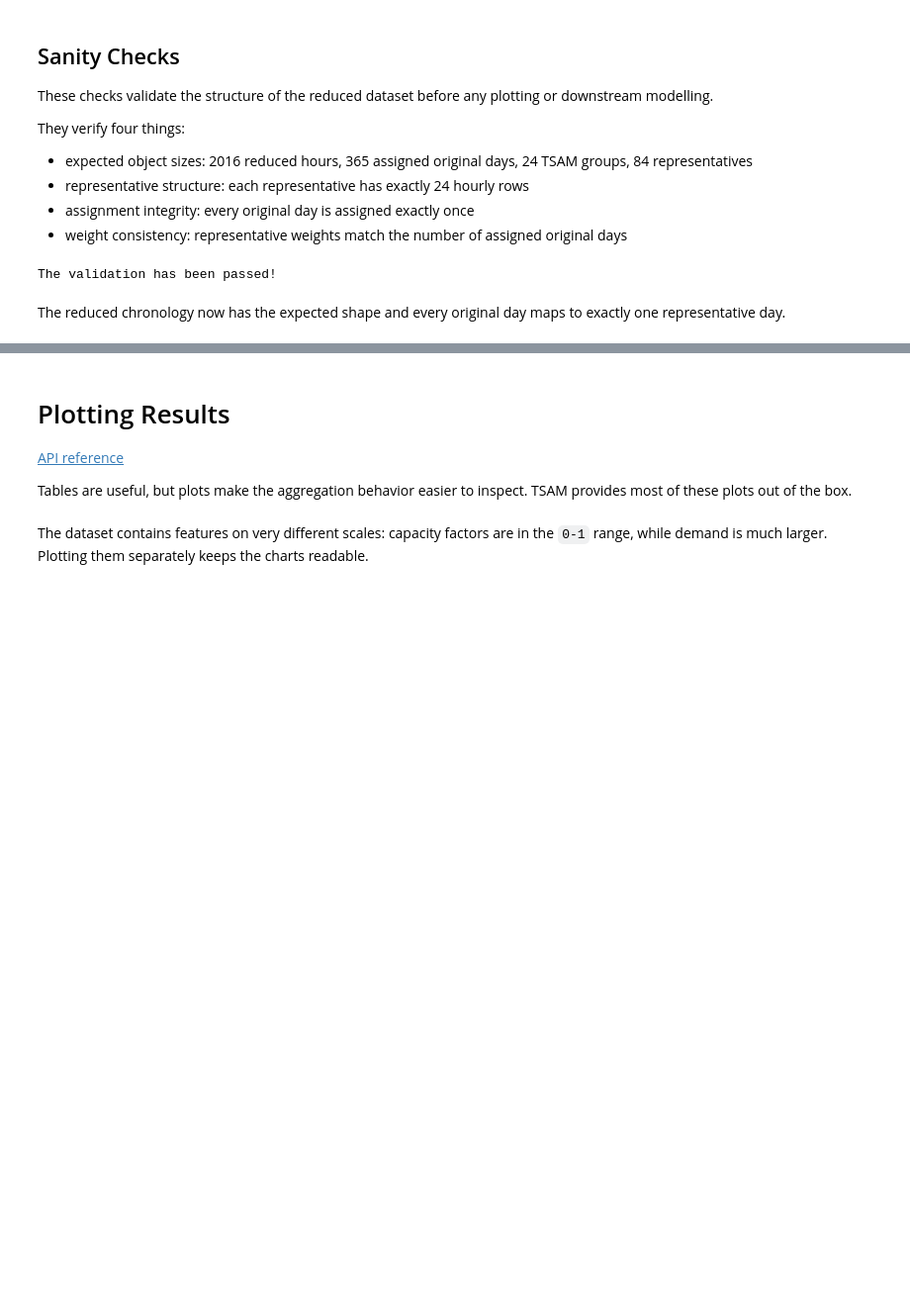
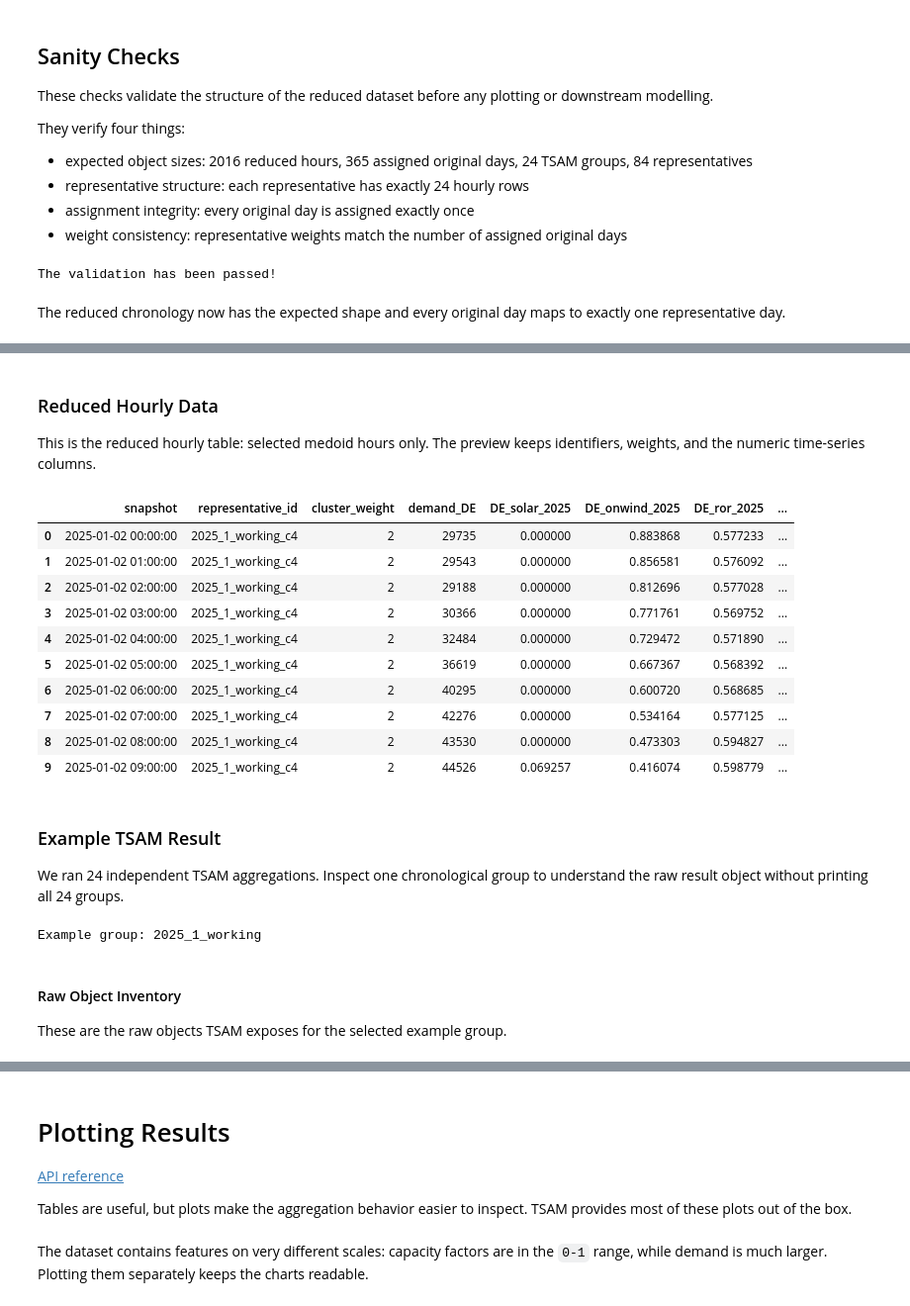
Before and after one commit to komaksym/tsam-notebook-workflows, a Jupyter notebook: src/approach_1.ipynb, the cells around one changed output, grey strips where cells are left out. Shown at 99% size. Cells and saved outputs as stored; diff of their text form; code cells hidden in the pictures; blank space fills up the shorter version.

Commit message:
refactor: AI-refactor TSAM aggregation outputs section

```diff
--- a/src/approach_1.ipynb
+++ b/src/approach_1.ipynb
@@ -1031,0 +879,41 @@ extreme_value_comparison
+# %% [markdown]
+### Reduced Hourly Data
+This is the reduced hourly table: selected medoid hours only. The preview keeps identifiers, weights, and the numeric time-series columns.
+# %%
+reduced_hourly_preview = reduced_hourly_df.reset_index()
+reduced_hourly_preview_columns: Final[list[str]] = [
+    "snapshot",
+    "representative_id",
+    "cluster_weight",
+    *FEATURE_COLUMNS,
+]
+
+reduced_hourly_preview.loc[:, reduced_hourly_preview_columns].head(10)
+# %% [output]
+|  | snapshot | representative_id | cluster_weight | demand_DE | DE_solar_2025 | DE_onwind_2025 | DE_ror_2025 | ... |
+| 0 | 2025-01-02 00:00:00 | 2025_1_working_c4 | 2 | 29735 | 0.000000 | 0.883868 | 0.577233 | ... |
+| 1 | 2025-01-02 01:00:00 | 2025_1_working_c4 | 2 | 29543 | 0.000000 | 0.856581 | 0.576092 | ... |
+| 2 | 2025-01-02 02:00:00 | 2025_1_working_c4 | 2 | 29188 | 0.000000 | 0.812696 | 0.577028 | ... |
+| 3 | 2025-01-02 03:00:00 | 2025_1_working_c4 | 2 | 30366 | 0.000000 | 0.771761 | 0.569752 | ... |
+| 4 | 2025-01-02 04:00:00 | 2025_1_working_c4 | 2 | 32484 | 0.000000 | 0.729472 | 0.571890 | ... |
+| 5 | 2025-01-02 05:00:00 | 2025_1_working_c4 | 2 | 36619 | 0.000000 | 0.667367 | 0.568392 | ... |
+| 6 | 2025-01-02 06:00:00 | 2025_1_working_c4 | 2 | 40295 | 0.000000 | 0.600720 | 0.568685 | ... |
+| 7 | 2025-01-02 07:00:00 | 2025_1_working_c4 | 2 | 42276 | 0.000000 | 0.534164 | 0.577125 | ... |
+| 8 | 2025-01-02 08:00:00 | 2025_1_working_c4 | 2 | 43530 | 0.000000 | 0.473303 | 0.594827 | ... |
+| 9 | 2025-01-02 09:00:00 | 2025_1_working_c4 | 2 | 44526 | 0.069257 | 0.416074 | 0.598779 | ... |
+# %% [markdown]
+### Example TSAM Result
+We ran 24 independent TSAM aggregations. Inspect one chronological group to understand the raw result object without printing all 24 groups.
+# %%
+example_group_id = representative_days.loc[0, "group_id"]
+example_features, example_group_data_with_metadata = slice_group_data(
+    example_group_id, hourly_data_with_metadata
+)
+example_result = tsam_results_by_group[example_group_id]
+
+print(f"Example group: {example_group_id}")
+# %% [output]
+Example group: 2025_1_working
+# %% [markdown]
+#### Raw Object Inventory
+These are the raw objects TSAM exposes for the selected example group.
```
Also changed, not shown: parts of 69 cells of this notebook.
